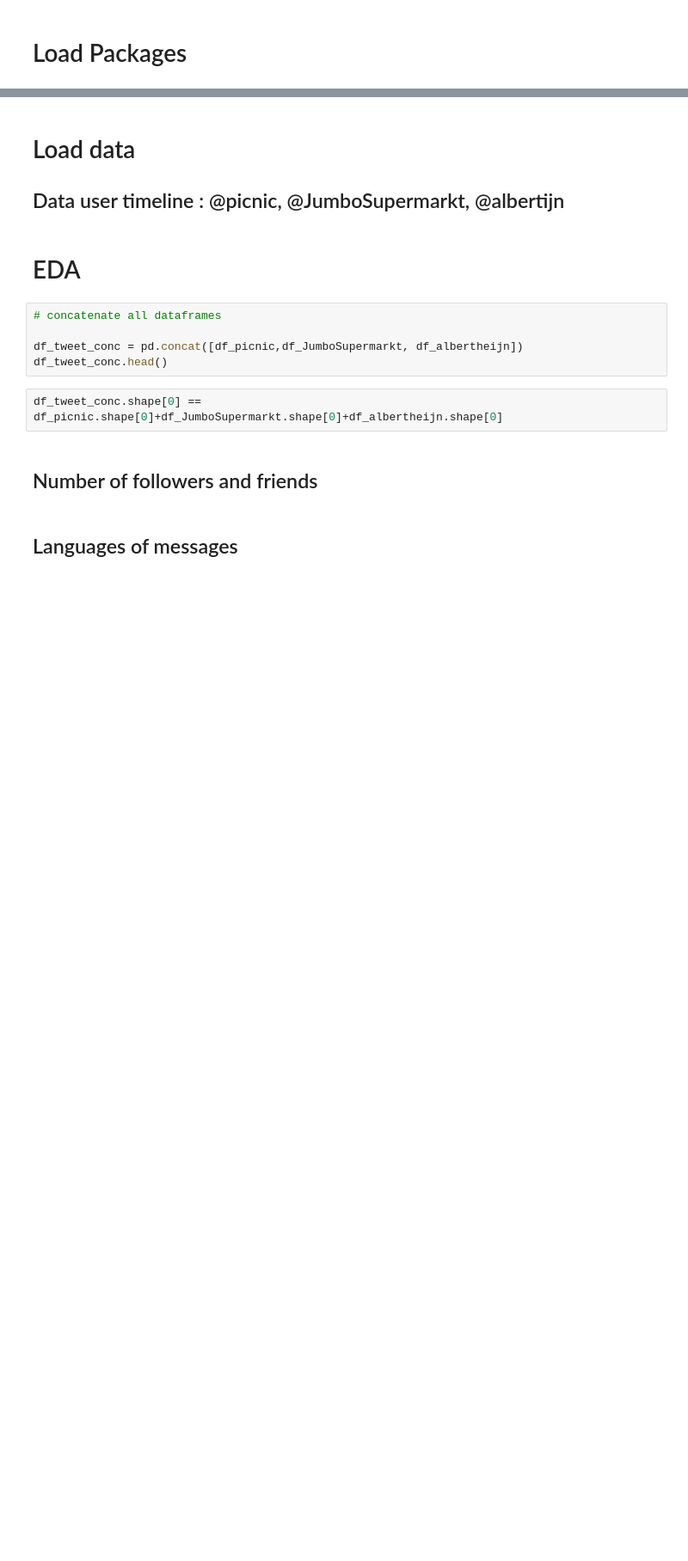
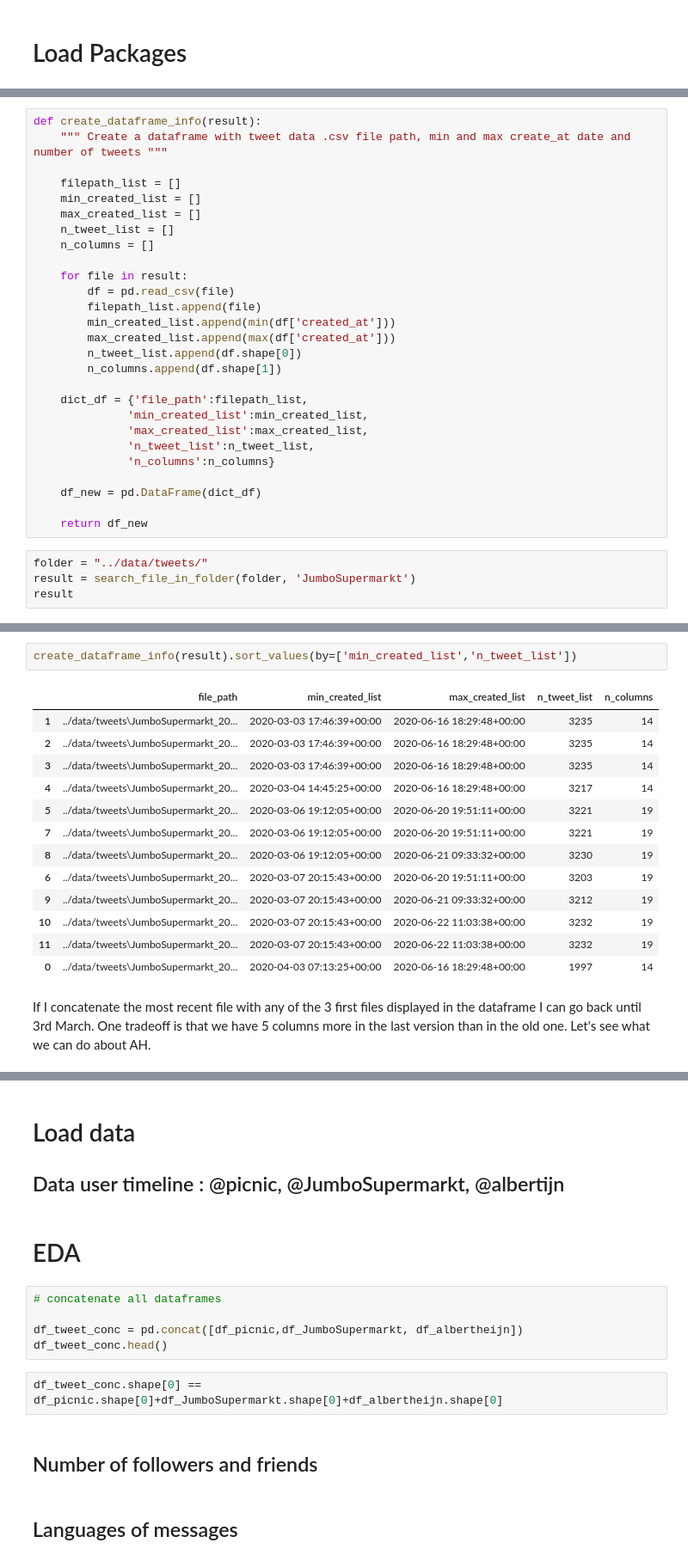
Before and after one commit to dpbac/twitter_analysis_online_grocery_NL, a Jupyter notebook: notebooks/02-EDA and Sentiment Analysis.ipynb, the cells around one changed output, grey strips where cells are left out. Shown: that part at 86% size. Saved outputs shown, nothing was run; the diff lists cells and outputs as text; blank space fills up the shorter version.

Commit message:
Update notebook collect and save tweets

```diff
--- a/notebooks/02-EDA and Sentiment Analysis.ipynb
+++ b/notebooks/02-EDA and Sentiment Analysis.ipynb
@@ -2,0 +29,31 @@
+# %%
+def create_dataframe_info(result):
+    """ Create a dataframe with tweet data .csv file path, min and max create_at date and number of tweets """
+
+    filepath_list = []
+    min_created_list = []
+    max_created_list = []
+    n_tweet_list = []
+    n_columns = []
+
+    for file in result:
+        df = pd.read_csv(file)
+        filepath_list.append(file)
+        min_created_list.append(min(df['created_at']))
+        max_created_list.append(max(df['created_at']))
+        n_tweet_list.append(df.shape[0])
+        n_columns.append(df.shape[1])
+
+    dict_df = {'file_path':filepath_list,
+              'min_created_list':min_created_list,
+              'max_created_list':max_created_list,
+              'n_tweet_list':n_tweet_list,
+              'n_columns':n_columns}
+
+    df_new = pd.DataFrame(dict_df)
+
+    return df_new
+# %%
+folder = "../data/tweets/"
+result = search_file_in_folder(folder, 'JumboSupermarkt')
+result
@@ -2,0 +73,18 @@
+# %%
+create_dataframe_info(result).sort_values(by=['min_created_list','n_tweet_list'])
+# %% [output]
+|  | file_path | min_created_list | max_created_list | n_tweet_list | n_columns |
+| 1 | ../data/tweets\JumboSupermarkt_20... | 2020-03-03 17:46:39+00:00 | 2020-06-16 18:29:48+00:00 | 3235 | 14 |
+| 2 | ../data/tweets\JumboSupermarkt_20... | 2020-03-03 17:46:39+00:00 | 2020-06-16 18:29:48+00:00 | 3235 | 14 |
+| 3 | ../data/tweets\JumboSupermarkt_20... | 2020-03-03 17:46:39+00:00 | 2020-06-16 18:29:48+00:00 | 3235 | 14 |
+| 4 | ../data/tweets\JumboSupermarkt_20... | 2020-03-04 14:45:25+00:00 | 2020-06-16 18:29:48+00:00 | 3217 | 14 |
+| 5 | ../data/tweets\JumboSupermarkt_20... | 2020-03-06 19:12:05+00:00 | 2020-06-20 19:51:11+00:00 | 3221 | 19 |
+| 7 | ../data/tweets\JumboSupermarkt_20... | 2020-03-06 19:12:05+00:00 | 2020-06-20 19:51:11+00:00 | 3221 | 19 |
+| 8 | ../data/tweets\JumboSupermarkt_20... | 2020-03-06 19:12:05+00:00 | 2020-06-21 09:33:32+00:00 | 3230 | 19 |
+| 6 | ../data/tweets\JumboSupermarkt_20... | 2020-03-07 20:15:43+00:00 | 2020-06-20 19:51:11+00:00 | 3203 | 19 |
+| 9 | ../data/tweets\JumboSupermarkt_20... | 2020-03-07 20:15:43+00:00 | 2020-06-21 09:33:32+00:00 | 3212 | 19 |
+| 10 | ../data/tweets\JumboSupermarkt_20... | 2020-03-07 20:15:43+00:00 | 2020-06-22 11:03:38+00:00 | 3232 | 19 |
+| 11 | ../data/tweets\JumboSupermarkt_20... | 2020-03-07 20:15:43+00:00 | 2020-06-22 11:03:38+00:00 | 3232 | 19 |
+| 0 | ../data/tweets\JumboSupermarkt_20... | 2020-04-03 07:13:25+00:00 | 2020-06-16 18:29:48+00:00 | 1997 | 14 |
+# %% [markdown]
+If I concatenate the most recent file with any of the 3 first files displayed in the dataframe I can go back until 3rd March. One tradeoff is that we have 5 columns more in the last version than in the old one. Let's see what we can do about AH.
```
Also changed, not shown: parts of 22 cells of this notebook, 1 other file.
